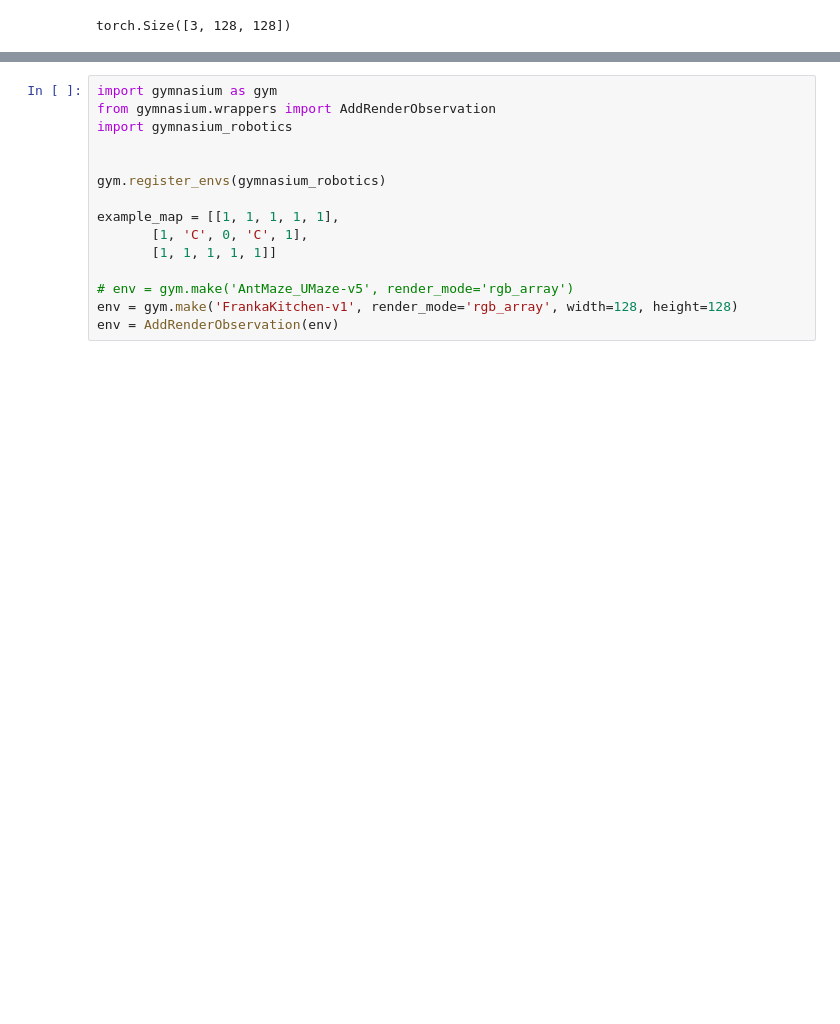
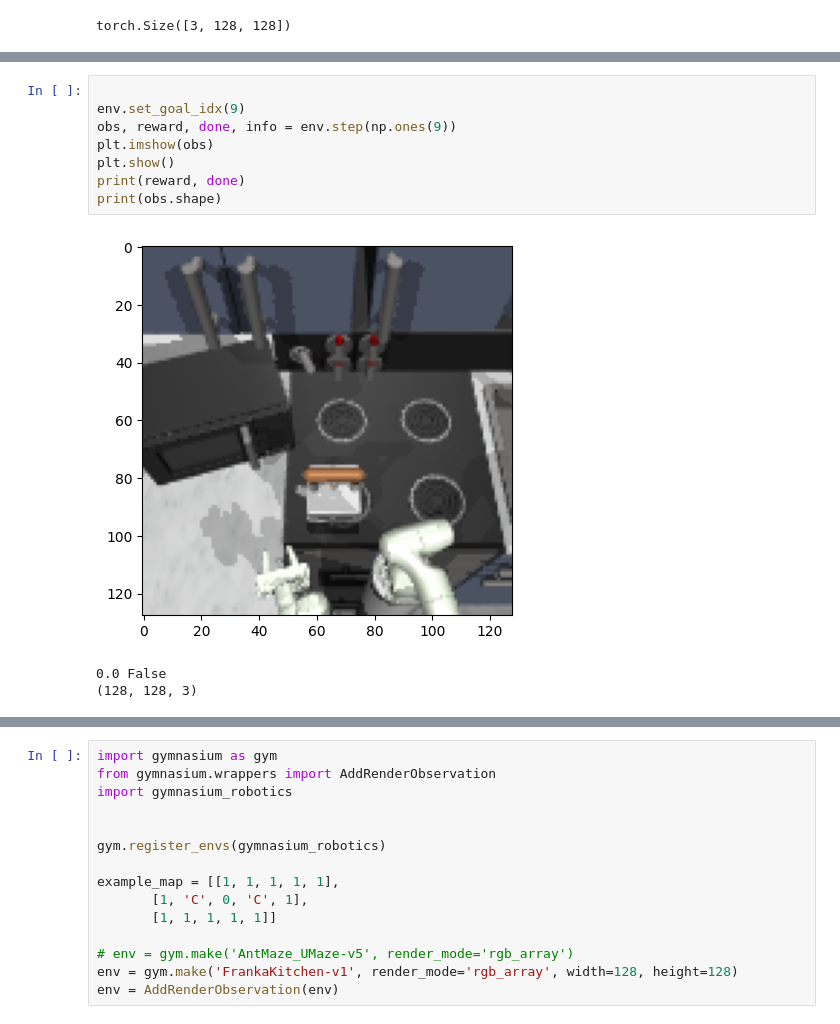
Before and after one commit to nRknpy/WorldModel2024-IntrinsicMotivation, a Jupyter notebook: src/debug.ipynb, the cells around one changed output, grey strips where cells are left out. Drawn from its saved outputs; the diff is of its cells as text; blank space fills up the shorter version.

```diff
--- a/src/debug.ipynb
+++ b/src/debug.ipynb
@@ -28,0 +45,12 @@ torch.Size([3, 128, 128])
+# %%
+
+env.set_goal_idx(9)
+obs, reward, done, info = env.step(np.ones(9))
+plt.imshow(obs)
+plt.show()
+print(reward, done)
+print(obs.shape)
+# %% [output]
+[figure, added]
+0.0 False
+(128, 128, 3)
```
Also changed, not shown: parts of 12 cells of this notebook, 10 other files.
